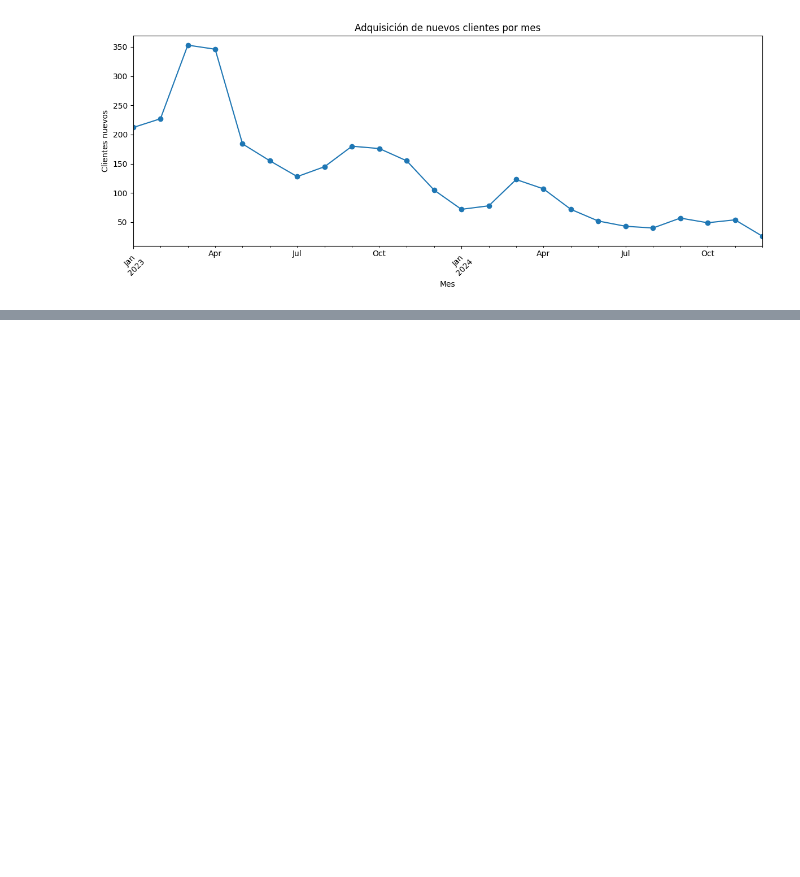
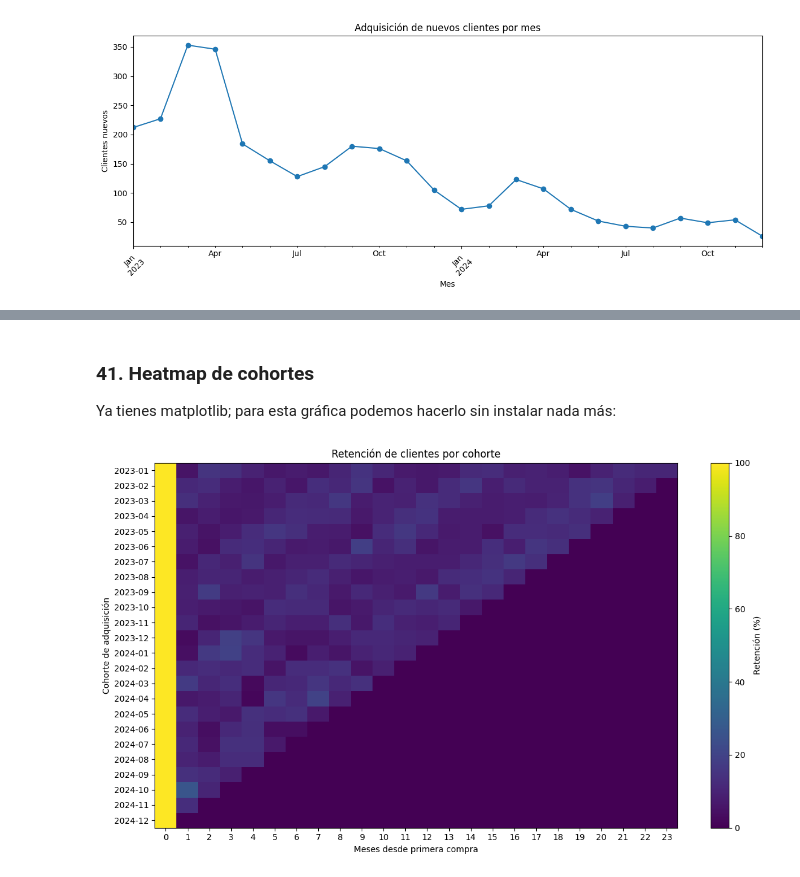
Before and after one commit to Gerardo-Soto/real-estate-sales-analytics-dashboard, a Jupyter notebook: notebooks/01_etl_data_quality_real_estate.ipynb, the cells around one changed output, grey strips where cells are left out. Cells and saved outputs as stored; diff of their text form; code cells hidden in the pictures; blank space fills up the shorter version.

```diff
--- a/notebooks/01_etl_data_quality_real_estate.ipynb
+++ b/notebooks/01_etl_data_quality_real_estate.ipynb
@@ -2305,0 +2540,5 @@ plt.show()
+# %%
+ventas_clientes["cohorte"] = (
+    ventas_clientes["fecha_primera_compra"]
+    .dt.to_period("M")
+)
@@ -2305,0 +2621,15 @@ plt.show()
+# %%
+tamano_cohorte = (
+    matriz_cohortes[0]
+)
+
+retencion_cohortes = (
+    matriz_cohortes
+    .divide(
+        tamano_cohorte,
+        axis=0
+    )
+    * 100
+)
+
+retencion_cohortes.round(2)
@@ -2305,0 +2656,60 @@ plt.show()
+# %% [markdown]
+### 41. Heatmap de cohortes
+Ya tienes matplotlib; para esta gráfica podemos hacerlo sin instalar nada más:
+# %%
+fig, ax = plt.subplots(
+    figsize=(12, 7)
+)
+
+data_heatmap = (
+    retencion_cohortes
+    .fillna(0)
+    .values
+)
+
+image = ax.imshow(
+    data_heatmap,
+    aspect="auto"
+)
+
+ax.set_title(
+    "Retención de clientes por cohorte"
+)
+
+ax.set_xlabel(
+    "Meses desde primera compra"
+)
+
+ax.set_ylabel(
+    "Cohorte de adquisición"
+)
+
+ax.set_xticks(
+    range(
+        len(retencion_cohortes.columns)
+    )
+)
+
+ax.set_xticklabels(
+    retencion_cohortes.columns
+)
+
+ax.set_yticks(
+    range(
+        len(retencion_cohortes.index)
+    )
+)
+
+ax.set_yticklabels(
+    retencion_cohortes.index.astype(str)
+)
+
+plt.colorbar(
+    image,
+    label="Retención (%)"
+)
+
+plt.tight_layout()
+plt.show()
+# %% [output]
+[figure, added]
```
Also changed, not shown: parts of 77 cells of this notebook, 26 other files.
